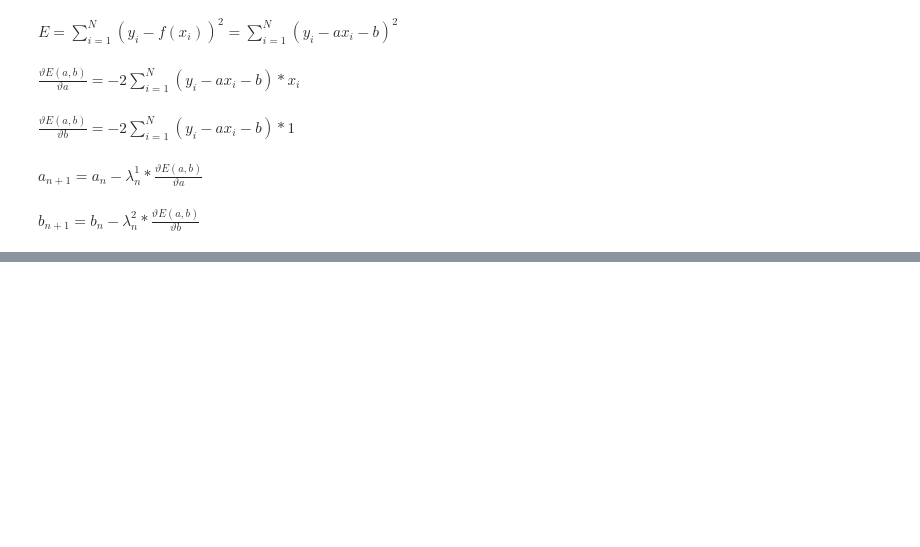
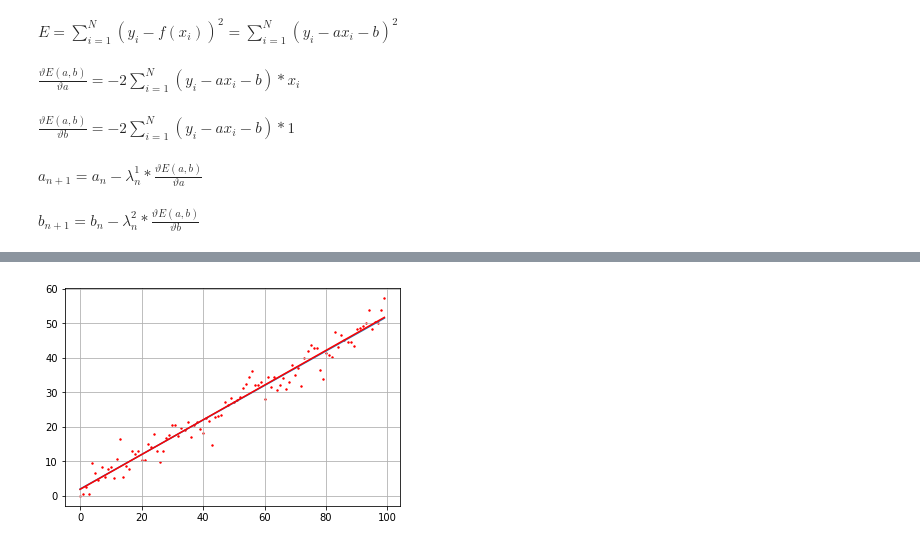
Before and after one commit to patison5/FAIntelligence, a Jupyter notebook: Градиентный спуск/Изучаю .ipynb, the cells around one changed output, grey strips where cells are left out. Saved outputs shown, nothing was run; the diff lists cells and outputs as text; code cells hidden in the pictures; blank space fills up the shorter version.

```diff
--- a/Градиентный спуск/Изучаю .ipynb
+++ b/Градиентный спуск/Изучаю .ipynb
@@ -250,0 +247,10 @@ plt.ioff()
+# %%
+ff = np.array([aa*z+bb for z in range(N)])
+
+plt.scatter(range(N), y, s=2, c='red')
+plt.plot(f)
+plt.plot(ff, c='red')
+plt.grid(True)
+plt.show()
+# %% [output]
+[figure, added]
```
Also changed, not shown: parts of 5 cells of this notebook, 1 other file.
